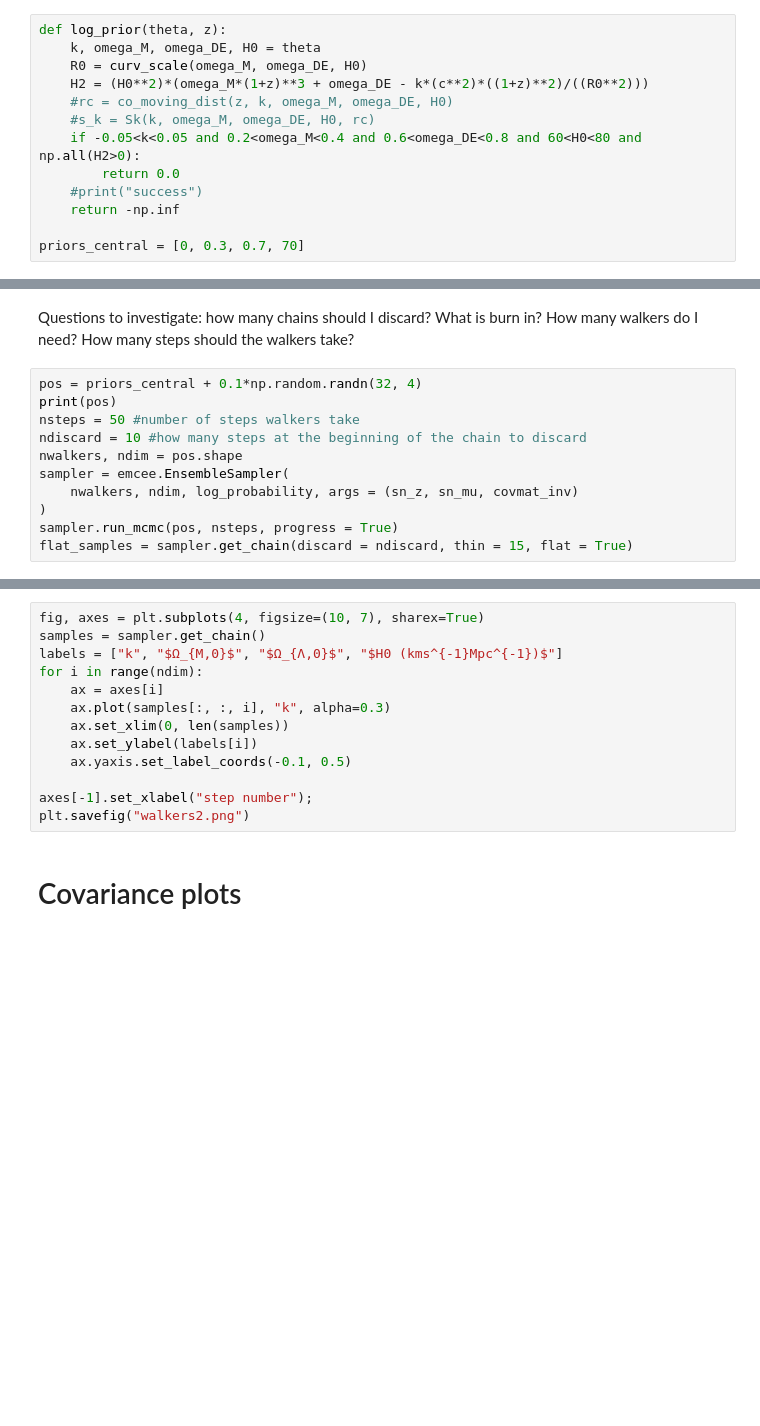
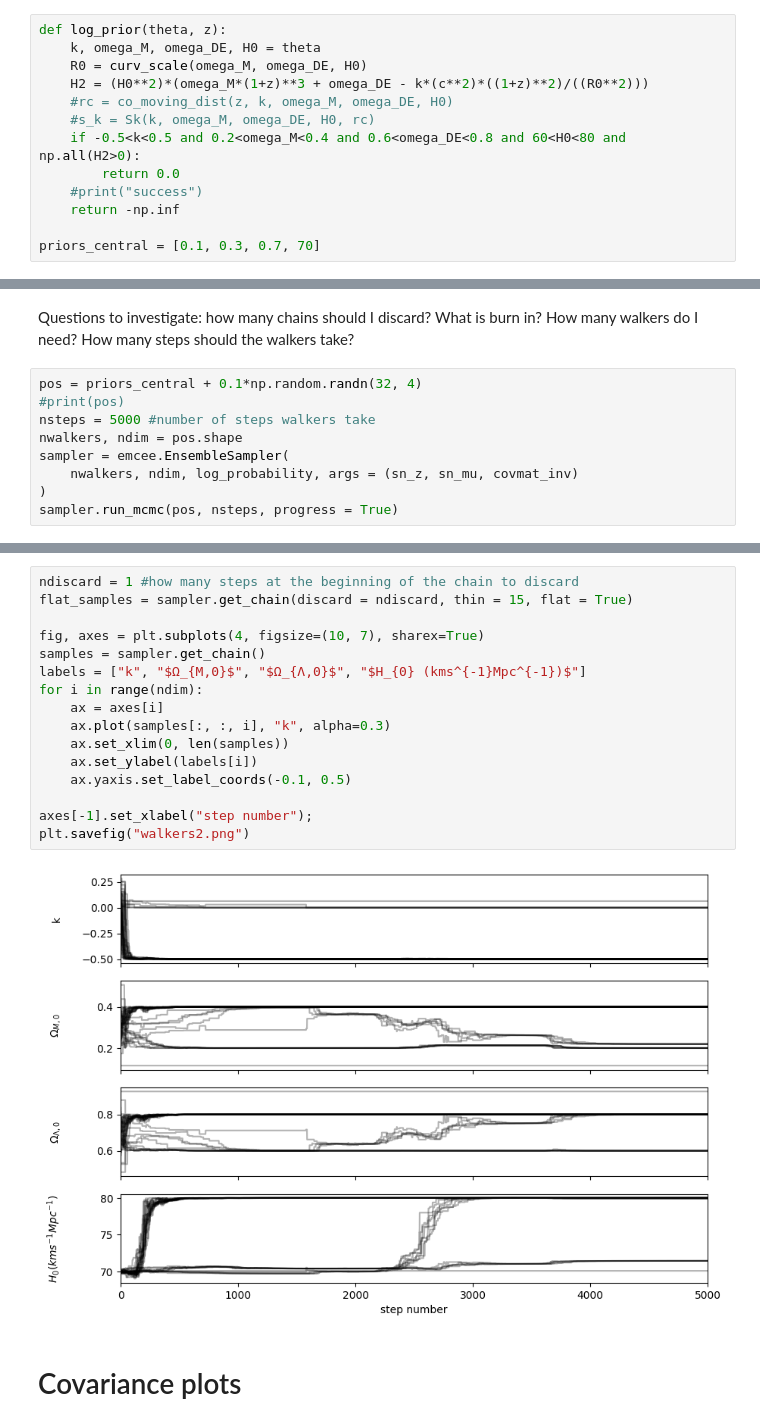
Before and after one commit to LightningMinion/Supernova-Cosmology, a Jupyter notebook: extension-code.ipynb, the cells around one changed output, grey strips where cells are left out. Drawn from its saved outputs; the diff is of its cells as text; blank space fills up the shorter version.

Commit message:
commit before changing to omega_k

```diff
--- a/extension-code.ipynb
+++ b/extension-code.ipynb
@@ -102,12 +134,12 @@ def log_prior(theta, z):
     H2 = (H0**2)*(omega_M*(1+z)**3 + omega_DE - k*(c**2)*((1+z)**2)/((R0**2)))
     #rc = co_moving_dist(z, k, omega_M, omega_DE, H0)
     #s_k = Sk(k, omega_M, omega_DE, H0, rc)
-    if -0.05<k<0.05 and 0.2<omega_M<0.4 and 0.6<omega_DE<0.8 and 60<H0<80 and np.all(H2>0):
+    if -0.5<k<0.5 and 0.2<omega_M<0.4 and 0.6<omega_DE<0.8 and 60<H0<80 and np.all(H2>0):
         return 0.0
     #print("success")
     return -np.inf
 
-priors_central = [0, 0.3, 0.7, 70]
+priors_central = [0.1, 0.3, 0.7, 70]
 # %% [markdown]
 # Likelihood function
 # %%
@@ -132,12 +164,10 @@ def log_probability(theta, z, mu, covmatrix_inv):
 Questions to investigate: how many chains should I discard? What is burn in? How many walkers do I need? How many steps should the walkers take?
 # %%
 pos = priors_central + 0.1*np.random.randn(32, 4)
-print(pos)
-nsteps = 50 #number of steps walkers take
-ndiscard = 10 #how many steps at the beginning of the chain to discard
+#print(pos)
+nsteps = 5000 #number of steps walkers take
 nwalkers, ndim = pos.shape
 sampler = emcee.EnsembleSampler(
     nwalkers, ndim, log_probability, args = (sn_z, sn_mu, covmat_inv)
 )
 sampler.run_mcmc(pos, nsteps, progress = True)
-flat_samples = sampler.get_chain(discard = ndiscard, thin = 15, flat = True)
@@ -144,16 +192,21 @@ flat_samples = sampler.get_chain(discard = ndiscard, thin = 15, flat = True)
 # %%
+ndiscard = 1 #how many steps at the beginning of the chain to discard
+flat_samples = sampler.get_chain(discard = ndiscard, thin = 15, flat = True)
+
 fig, axes = plt.subplots(4, figsize=(10, 7), sharex=True)
 samples = sampler.get_chain()
-labels = ["k", "$Ω_{M,0}$", "$Ω_{Λ,0}$", "$H0 (kms^{-1}Mpc^{-1})$"]
+labels = ["k", "$Ω_{M,0}$", "$Ω_{Λ,0}$", "$H_{0} (kms^{-1}Mpc^{-1})$"]
 for i in range(ndim):
     ax = axes[i]
     ax.plot(samples[:, :, i], "k", alpha=0.3)
     ax.set_xlim(0, len(samples))
     ax.set_ylabel(labels[i])
     ax.yaxis.set_label_coords(-0.1, 0.5)
 
 axes[-1].set_xlabel("step number");
 plt.savefig("walkers2.png")
+# %% [output]
+[figure, added]
 # %% [markdown]
 # Covariance plots
 # %%
```
Also changed, not shown: parts of 7 cells of this notebook, 3 other files.
